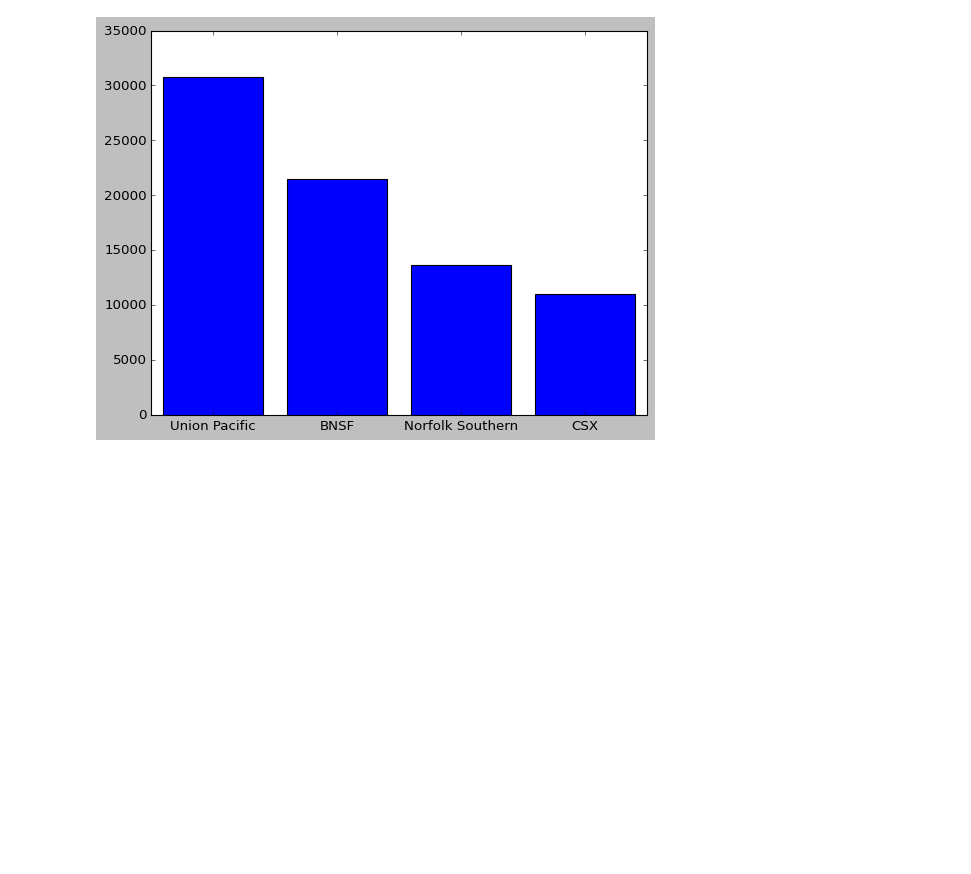
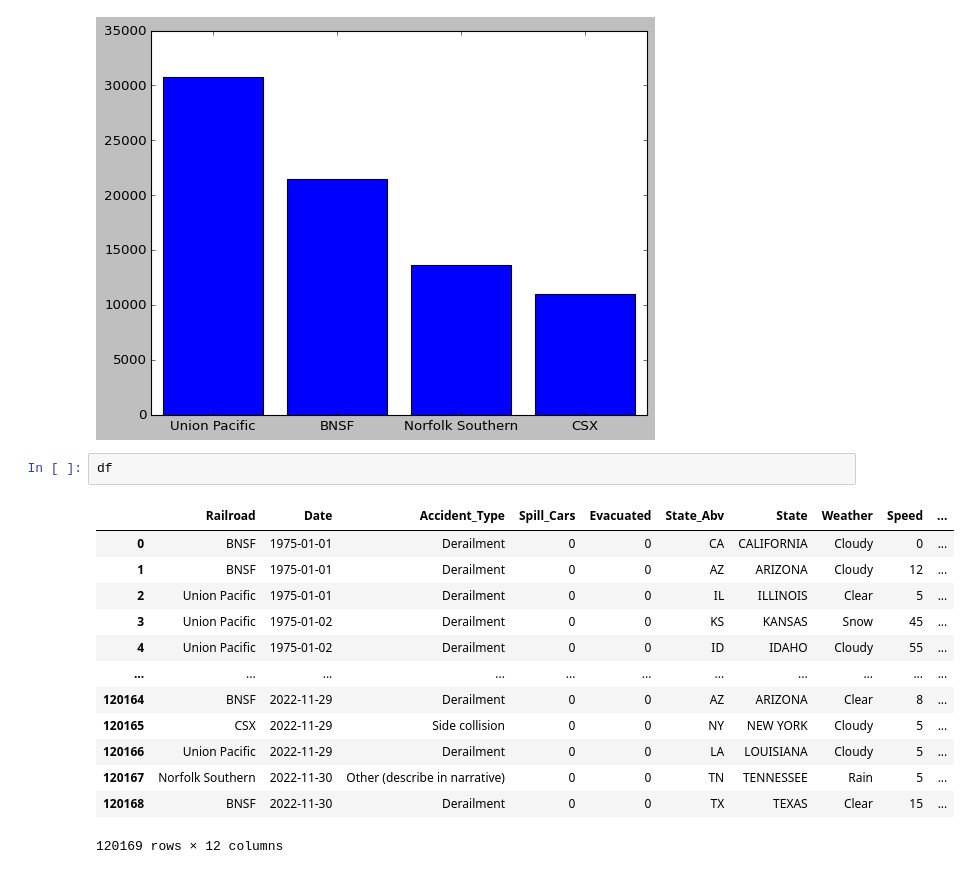
Before and after one commit to Charles-McNay/Rail_Incident_Analysis, a Jupyter notebook: Derailment_Project.ipynb, the cells around one changed output. Drawn from its saved outputs; the diff is of its cells as text; blank space fills up the shorter version.

```diff
--- a/Derailment_Project.ipynb
+++ b/Derailment_Project.ipynb
@@ -300,3 +300,19 @@ plt.bar(range(len(rr_derailments)), Derailments, tick_label=Railroad)
 plt.show()
 # %% [output]
 [figure]
+# %%
+df
+# %% [output]
+|  | Railroad | Date | Accident_Type | Spill_Cars | Evacuated | State_Abv | State | Weather | Speed | ... |
+| 0 | BNSF | 1975-01-01 | Derailment | 0 | 0 | CA | CALIFORNIA | Cloudy | 0 | ... |
+| 1 | BNSF | 1975-01-01 | Derailment | 0 | 0 | AZ | ARIZONA | Cloudy | 12 | ... |
+| 2 | Union Pacific | 1975-01-01 | Derailment | 0 | 0 | IL | ILLINOIS | Clear | 5 | ... |
+| 3 | Union Pacific | 1975-01-02 | Derailment | 0 | 0 | KS | KANSAS | Snow | 45 | ... |
+| 4 | Union Pacific | 1975-01-02 | Derailment | 0 | 0 | ID | IDAHO | Cloudy | 55 | ... |
+| ... | ... | ... | ... | ... | ... | ... | ... | ... | ... | ... |
+| 120164 | BNSF | 2022-11-29 | Derailment | 0 | 0 | AZ | ARIZONA | Clear | 8 | ... |
+| 120165 | CSX | 2022-11-29 | Side collision | 0 | 0 | NY | NEW YORK | Cloudy | 5 | ... |
+| 120166 | Union Pacific | 2022-11-29 | Derailment | 0 | 0 | LA | LOUISIANA | Cloudy | 5 | ... |
+| 120167 | Norfolk Southern | 2022-11-30 | Other (describe in narrative) | 0 | 0 | TN | TENNESSEE | Rain | 5 | ... |
+| 120168 | BNSF | 2022-11-30 | Derailment | 0 | 0 | TX | TEXAS | Clear | 15 | ... |
+120169 rows × 12 columns
```
